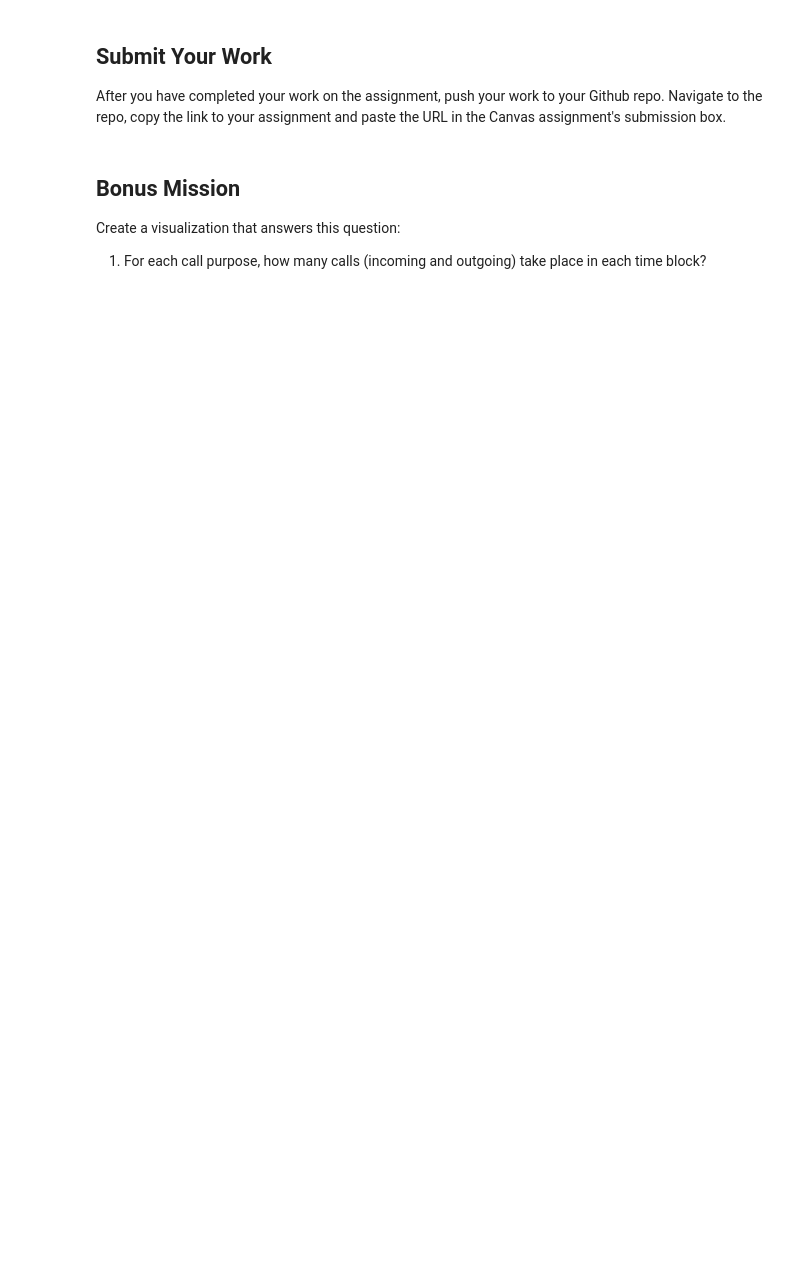
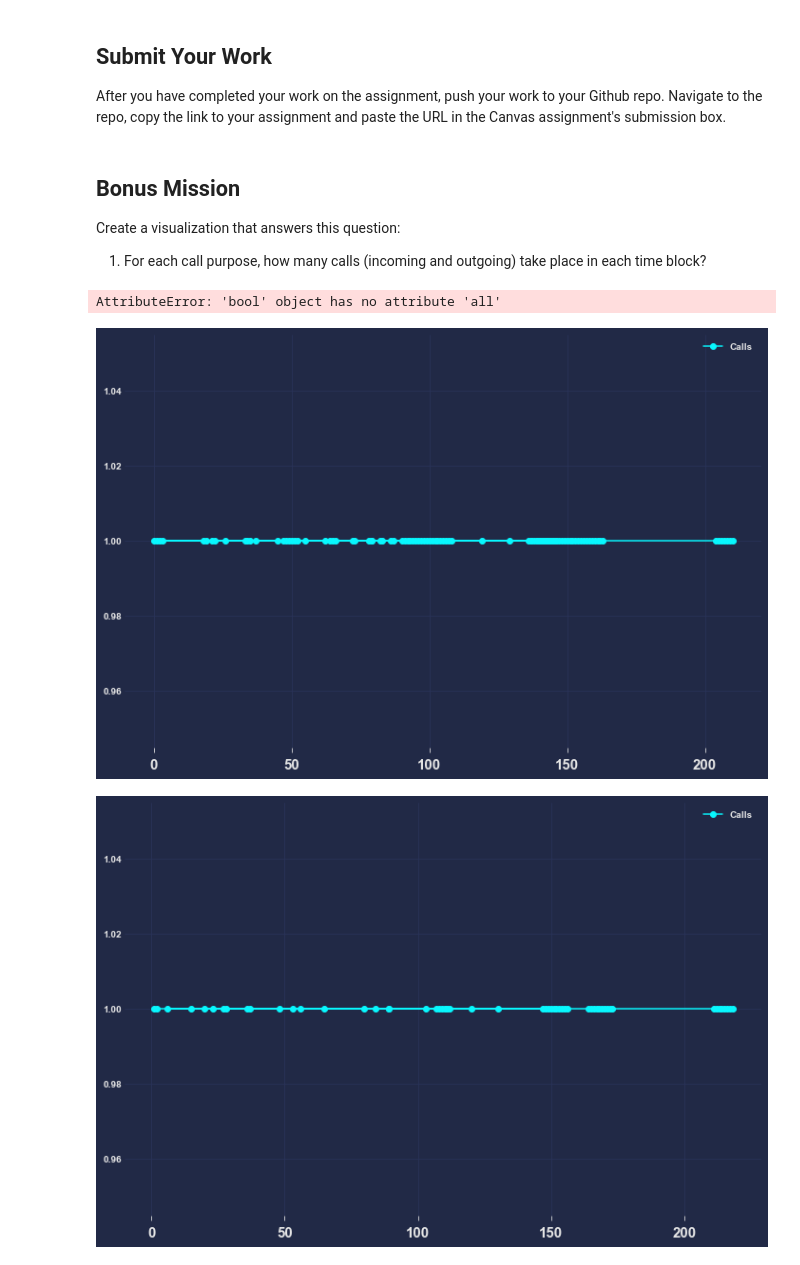
Before and after one commit to theuseriam/call-center-cleanup-assignment, a Jupyter notebook: Call Center Cleanup.ipynb, the cells around one changed output. Saved outputs shown, nothing was run; the diff lists cells and outputs as text; code cells hidden in the pictures; blank space fills up the shorter version.

```diff
--- a/Call Center Cleanup.ipynb
+++ b/Call Center Cleanup.ipynb
@@ -570,7 +629,13 @@ Create a visualization that answers this question:
 # %%
 # Create your visualization here!
 call_times = df[["Time Block", "Call Purpose", "Incoming or Outgoing", "Calls"]]
 
 # Use groupby to plot based on time blocks:
+time_block = call_times.groupby("Time Block")
+# Use groupby and get_group to select which call purpose to plot:
 
-# Use groupby and get_group to select which call purpose to plot:
+time_block.plot(marker='o')
+# %% [output]
+AttributeError: 'bool' object has no attribute 'all'
+[figure, added]
+[figure, added]
```
Also changed, not shown: parts of 5 cells of this notebook.
